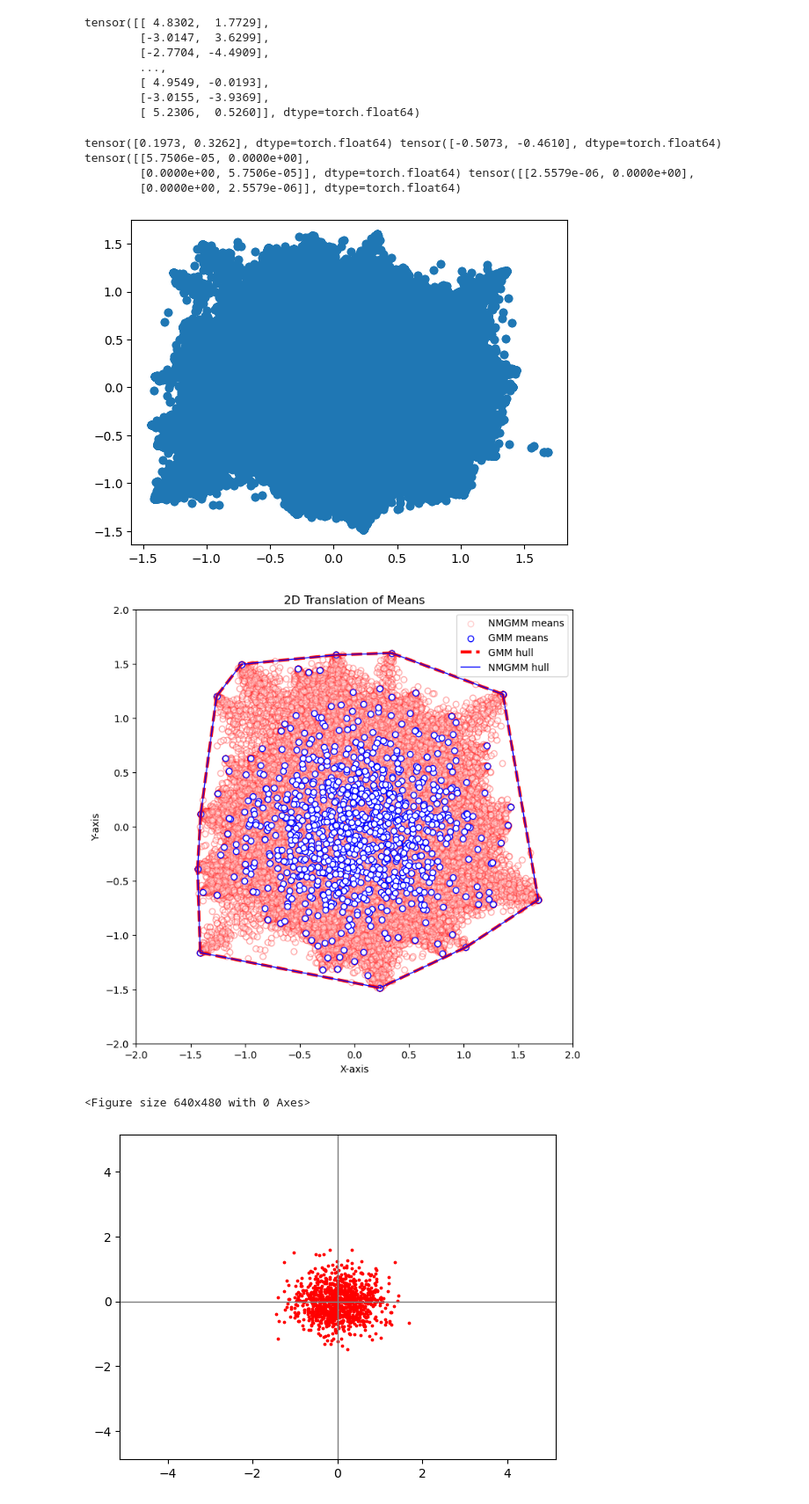
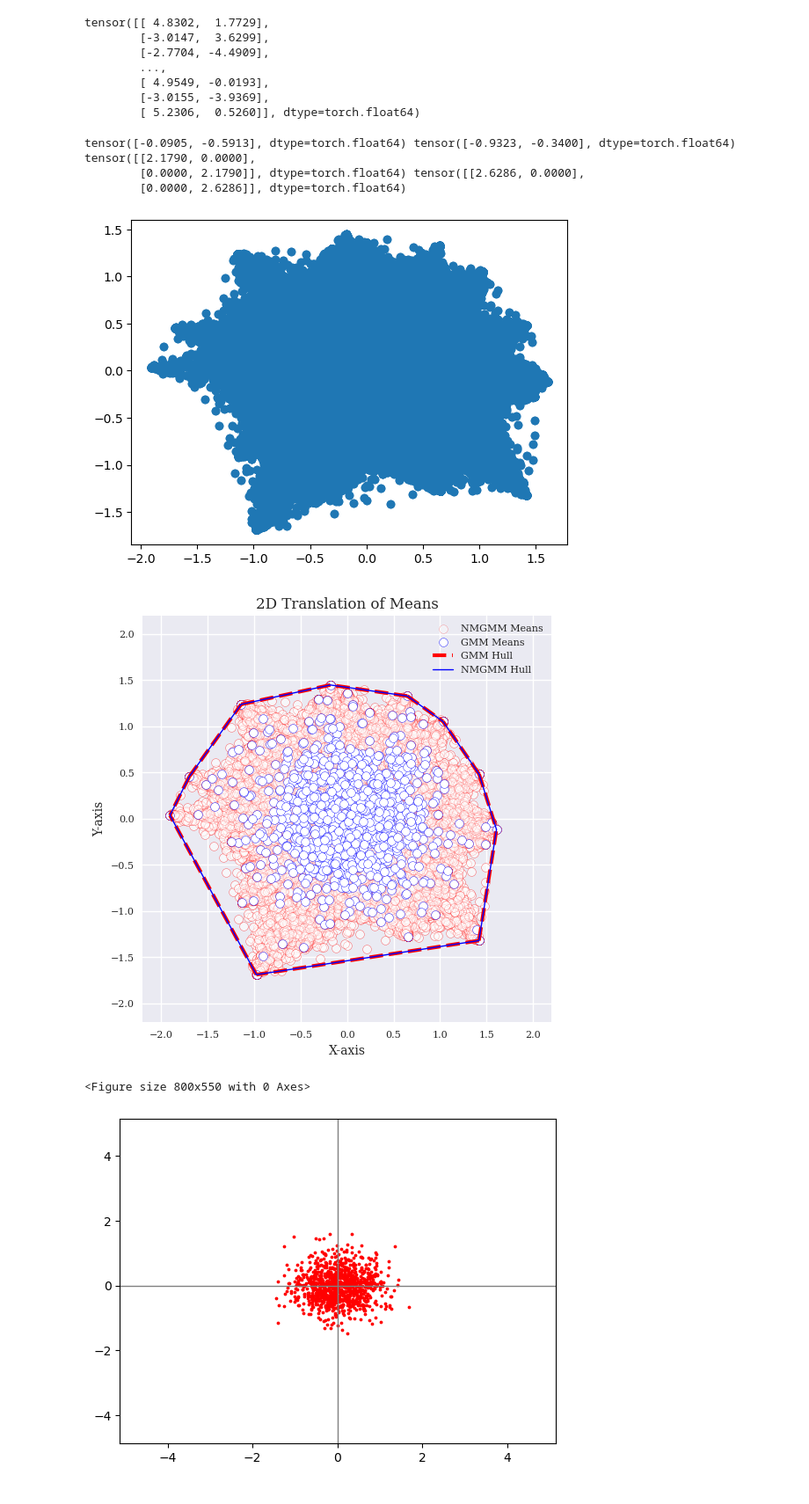
Before and after one commit to PatrickTourniaire/Negative-Gaussian-Mixture-Model, a Jupyter notebook: research/notebooks/initialisation.ipynb, the cells around one changed output. Shown at 88% size. Cells and saved outputs as stored; diff of their text form; code cells hidden in the pictures.

```diff
--- a/research/notebooks/initialisation.ipynb
+++ b/research/notebooks/initialisation.ipynb
@@ -34,7 +34,7 @@ means = torch.zeros(C, D, dtype=torch.float64).normal_(0, 0.5)
 mu0 = means[0]
 mu1 = means[1]
 # %%
-L = torch.normal(0.003, 0.005, size=(C, 1, 1)) * torch.eye(D, D).view(1, D, D)
+L = torch.normal(1, 1, size=(C, 1, 1)) * torch.eye(D, D).view(1, D, D)
 sigmas = (L).type(torch.float64).contiguous()
 
 S0 = torch.tril(sigmas[0]) @ torch.tril(sigmas[0]).t()
@@ -42,9 +42,9 @@ S1 = torch.tril(sigmas[1]) @ torch.tril(sigmas[1]).t()
 
 print(mu0, mu1, S0, S1)
 # %% [output]
-tensor([0.1973, 0.3262], dtype=torch.float64) tensor([-0.5073, -0.4610], dtype=torch.float64) tensor([[5.7506e-05, 0.0000e+00],
-        [0.0000e+00, 5.7506e-05]], dtype=torch.float64) tensor([[2.5579e-06, 0.0000e+00],
-        [0.0000e+00, 2.5579e-06]], dtype=torch.float64)
+tensor([-0.0905, -0.5913], dtype=torch.float64) tensor([-0.9323, -0.3400], dtype=torch.float64) tensor([[2.1790, 0.0000],
+        [0.0000, 2.1790]], dtype=torch.float64) tensor([[2.6286, 0.0000],
+        [0.0000, 2.6286]], dtype=torch.float64)
 # %%
 def _sqrd_params(Si, Sj, mui, muj) -> torch.Tensor:
         # Compute the squared Gaussian params
@@ -78,66 +78,85 @@ import numpy as np
 plt.scatter(np.array(recomputed_params['means'])[:,0], np.array(recomputed_params['means'])[:,1])
 plt.show()
 # %% [output]
-[figure, old version]
+[figure, new version]
 # %%
 from scipy.spatial import ConvexHull, convex_hull_plot_2d
+
+plt.style.use('seaborn')
+
+
+tex_fonts = {
+    # Use LaTeX to write all text
+    "text.usetex": False,
+    "font.family": "serif",
+    # Use 10pt font in plots, to match 10pt font in document
+    "axes.labelsize": 10,
+    "font.size": 10,
+    # Make the legend/label fonts a little smaller
+    "legend.fontsize": 8,
+    "xtick.labelsize": 8,
+    "ytick.labelsize": 8,
+    "legend.fontsize": 8
+}
+
+plt.rcParams.update(tex_fonts)
 
 
 hull1 = ConvexHull(means)
 hull2 = ConvexHull(np.array(recomputed_params['means']))
 
-fig, ax = plt.subplots(figsize=(8,8))
+fig, ax = plt.subplots(figsize=(6,6))
 
-ax.set_title('2D Translation of Means')
-ax.set_xlabel('X-axis')
-ax.set_ylabel('Y-axis')
+ax.set_title(r'2D Translation of Means')
+ax.set_xlabel(r'X-axis')
+ax.set_ylabel(r'Y-axis')
 
-ax.set_xlim(-2, 2)
-ax.set_ylim(-2, 2)
+ax.set_xlim(-2.2, 2.2)
+ax.set_ylim(-2.2, 2.2)
 
 nmgmm_points = ax.scatter(
                 np.array(recomputed_params['means'])[:,0],
                 np.array(recomputed_params['means'])[:,1],
                 color='white',
                 edgecolors='r',
-                alpha=0.2,
-                label='NMGMM means')
+                alpha=0.4,
+                label='NMGMM Means')
 
 gmm_points = ax.scatter(
                 means[:,0],
                 means[:,1],
                 color='white',
                 edgecolors='blue',
-                label='GMM means')
+                label='GMM Means')
 
 for simplex in hull1.simplices:
     gmm_hull = ax.plot(
         means[simplex, 0],
         means[simplex, 1],
         'r--',
         linewidth=3,
-        label='GMM hull'
+        label='GMM Hull'
     )
 
 for simplex in hull2.simplices:
     nmgmm_hull = ax.plot(
         np.array(recomputed_params['means'])[simplex, 0],
         np.array(recomputed_params['means'])[simplex, 1],
         'b-',
         linewidth=1,
-        label='NMGMM hull'
+        label='NMGMM Hull'
     )
 
 handles, labels = ax.get_legend_handles_labels()
 by_label = dict(zip(labels, handles))
 plt.legend(by_label.values(), by_label.keys(), loc=1)
 
 plt.show()
 plt.draw()
 fig.savefig('convexhull_mean_translations.png')
 # %% [output]
-[figure, old version]
+[figure, new version]
-<Figure size 640x480 with 0 Axes>
+<Figure size 800x550 with 0 Axes>
 # %%
 import matplotlib.transforms as transforms
 from matplotlib.patches import Ellipse
```
Also changed, not shown: 11 other files.
